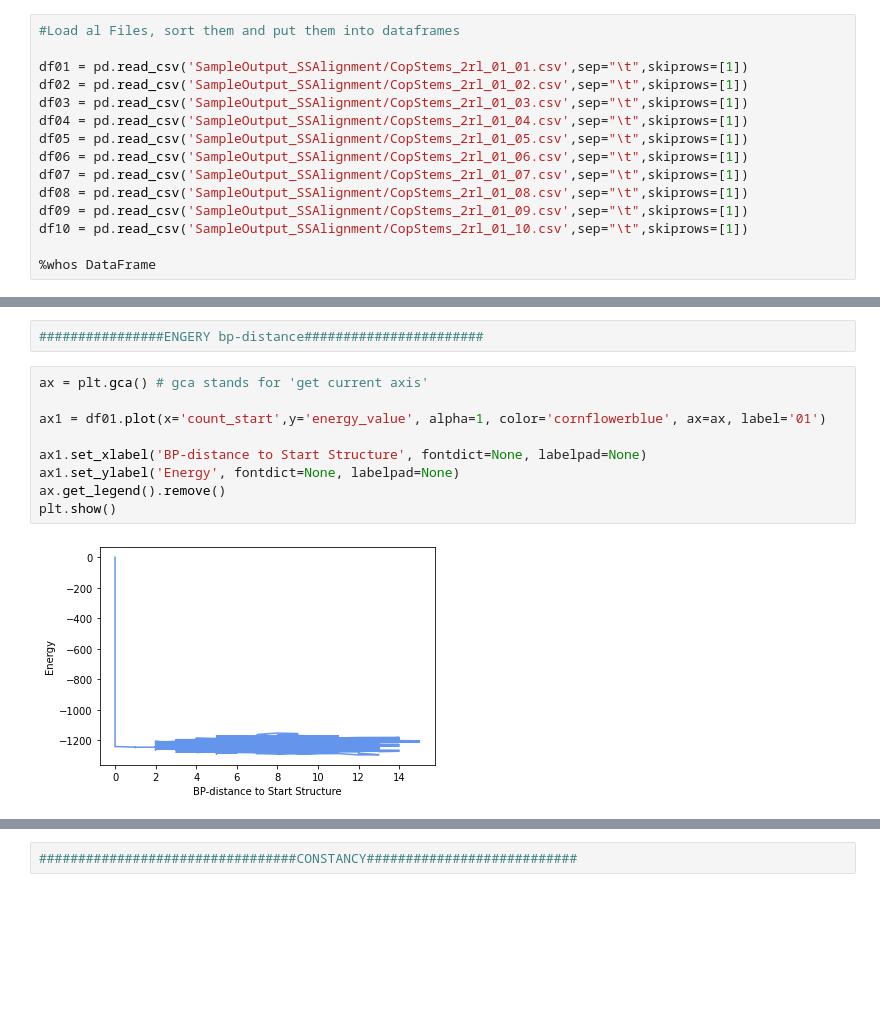
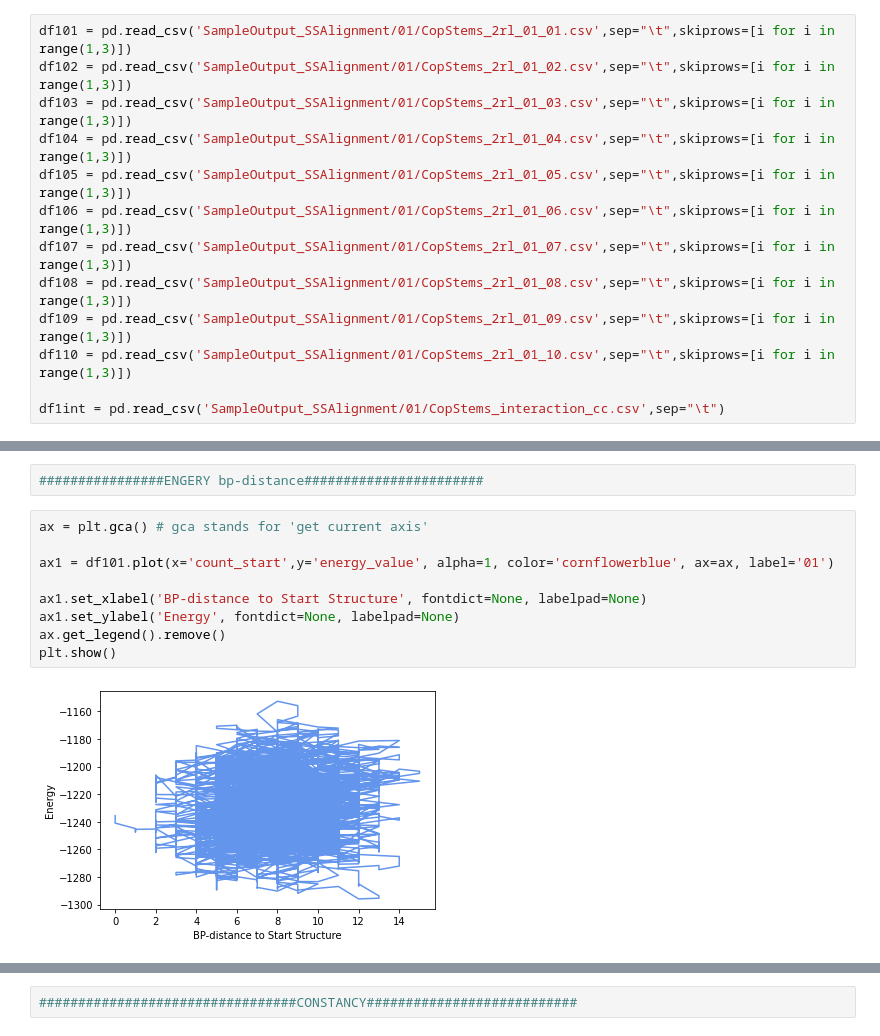
Before and after one commit to irenekb/RRI-3D, a Jupyter notebook: SSAlignment_analysis.ipynb, the cells around one changed output, grey strips where cells are left out. Drawn from its saved outputs; the diff is of its cells as text; blank space fills up the shorter version.

Commit message:
SSAlignment_analysis update

```diff
--- a/SSAlignment_analysis.ipynb
+++ b/SSAlignment_analysis.ipynb
@@ -10,15 +26,13 @@ warnings.simplefilter("ignore")
 # %%
-#Load al Files, sort them and put them into dataframes
+df101 = pd.read_csv('SampleOutput_SSAlignment/01/CopStems_2rl_01_01.csv',sep="\t",skiprows=[i for i in range(1,3)])
+df102 = pd.read_csv('SampleOutput_SSAlignment/01/CopStems_2rl_01_02.csv',sep="\t",skiprows=[i for i in range(1,3)])
+df103 = pd.read_csv('SampleOutput_SSAlignment/01/CopStems_2rl_01_03.csv',sep="\t",skiprows=[i for i in range(1,3)])
+df104 = pd.read_csv('SampleOutput_SSAlignment/01/CopStems_2rl_01_04.csv',sep="\t",skiprows=[i for i in range(1,3)])
+df105 = pd.read_csv('SampleOutput_SSAlignment/01/CopStems_2rl_01_05.csv',sep="\t",skiprows=[i for i in range(1,3)])
+df106 = pd.read_csv('SampleOutput_SSAlignment/01/CopStems_2rl_01_06.csv',sep="\t",skiprows=[i for i in range(1,3)])
+df107 = pd.read_csv('SampleOutput_SSAlignment/01/CopStems_2rl_01_07.csv',sep="\t",skiprows=[i for i in range(1,3)])
+df108 = pd.read_csv('SampleOutput_SSAlignment/01/CopStems_2rl_01_08.csv',sep="\t",skiprows=[i for i in range(1,3)])
+df109 = pd.read_csv('SampleOutput_SSAlignment/01/CopStems_2rl_01_09.csv',sep="\t",skiprows=[i for i in range(1,3)])
+df110 = pd.read_csv('SampleOutput_SSAlignment/01/CopStems_2rl_01_10.csv',sep="\t",skiprows=[i for i in range(1,3)])
 
-df01 = pd.read_csv('SampleOutput_SSAlignment/CopStems_2rl_01_01.csv',sep="\t",skiprows=[1])
-df02 = pd.read_csv('SampleOutput_SSAlignment/CopStems_2rl_01_02.csv',sep="\t",skiprows=[1])
-df03 = pd.read_csv('SampleOutput_SSAlignment/CopStems_2rl_01_03.csv',sep="\t",skiprows=[1])
-df04 = pd.read_csv('SampleOutput_SSAlignment/CopStems_2rl_01_04.csv',sep="\t",skiprows=[1])
-df05 = pd.read_csv('SampleOutput_SSAlignment/CopStems_2rl_01_05.csv',sep="\t",skiprows=[1])
-df06 = pd.read_csv('SampleOutput_SSAlignment/CopStems_2rl_01_06.csv',sep="\t",skiprows=[1])
-df07 = pd.read_csv('SampleOutput_SSAlignment/CopStems_2rl_01_07.csv',sep="\t",skiprows=[1])
-df08 = pd.read_csv('SampleOutput_SSAlignment/CopStems_2rl_01_08.csv',sep="\t",skiprows=[1])
-df09 = pd.read_csv('SampleOutput_SSAlignment/CopStems_2rl_01_09.csv',sep="\t",skiprows=[1])
-df10 = pd.read_csv('SampleOutput_SSAlignment/CopStems_2rl_01_10.csv',sep="\t",skiprows=[1])
-
-%whos DataFrame
+df1int = pd.read_csv('SampleOutput_SSAlignment/01/CopStems_interaction_cc.csv',sep="\t")
@@ -152,14 +360,14 @@ plt.show()
 # %%
 ax = plt.gca() # gca stands for 'get current axis'
 
-ax1 = df01.plot(x='count_start',y='energy_value', alpha=1, color='cornflowerblue', ax=ax, label='01')
+ax1 = df101.plot(x='count_start',y='energy_value', alpha=1, color='cornflowerblue', ax=ax, label='01')
 
 ax1.set_xlabel('BP-distance to Start Structure', fontdict=None, labelpad=None)
 ax1.set_ylabel('Energy', fontdict=None, labelpad=None)
 ax.get_legend().remove()
 plt.show()
 # %% [output]
-[figure, old version]
+[figure, new version]
 # %%
 ax = plt.gca() # gca stands for 'get current axis'
 
```
Also changed, not shown: parts of 63 cells of this notebook.
